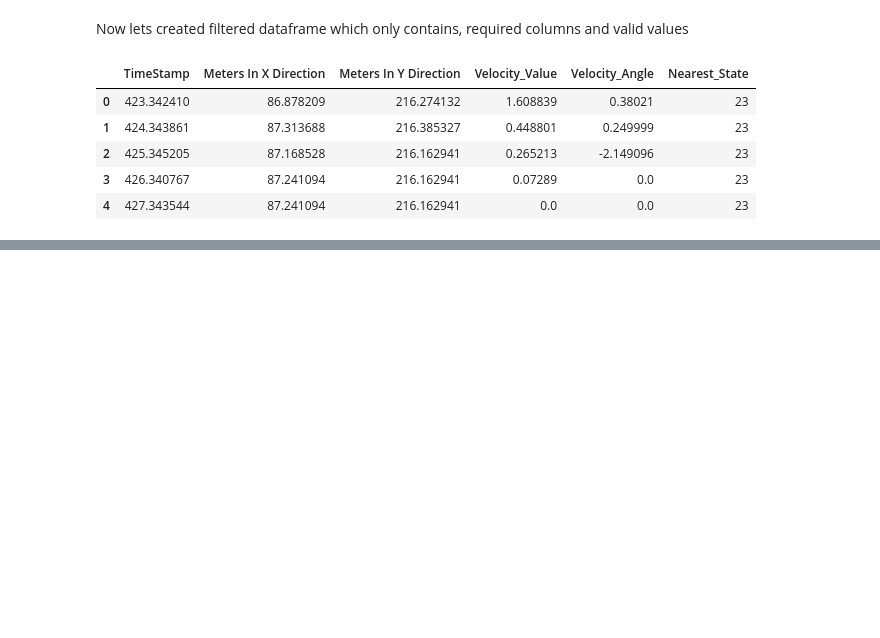
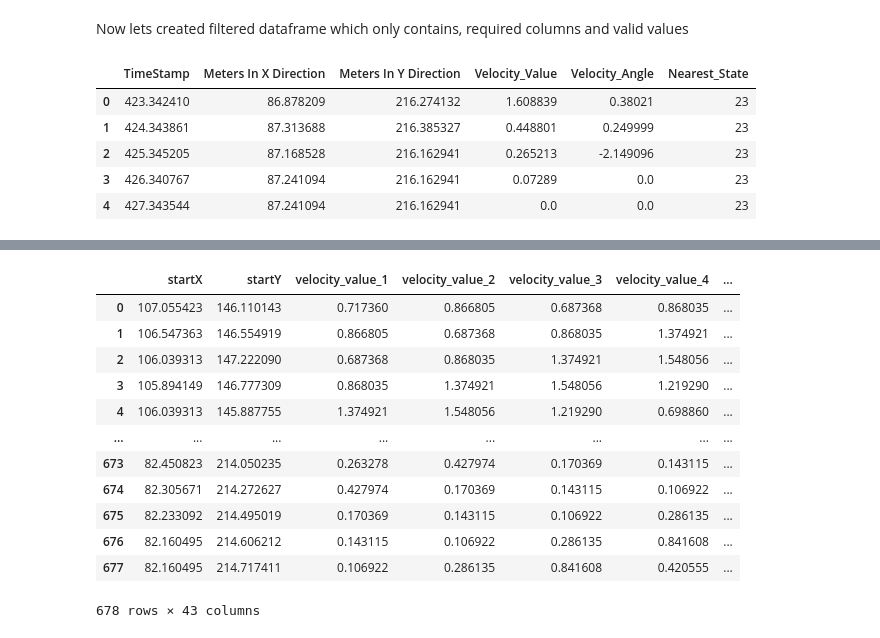
Before and after one commit to mashkarharis/Indoor-Floorplan-Localization-CRF, a Jupyter notebook: Part-1/CRF_Part_1.ipynb, the cells around one changed output, grey strips where cells are left out. Drawn from its saved outputs; the diff is of its cells as text; code cells hidden in the pictures; blank space fills up the shorter version.

```diff
--- a/CRF.ipynb
+++ b/Part-1/CRF_Part_1.ipynb
@@ -443,0 +499,37 @@ filtered_df.head()
+# %%
+data=[]
+for row in filtered_df.loc[first_index_of_second_set:].itertuples():
+    datadict={}
+    start_x = filtered_df.loc[row[0]-19][1]
+    start_y = filtered_df.loc[row[0]-19][2]
+    state = row[6]
+    datadict["startX"]=start_x
+    datadict["startY"]=start_y
+    i=0
+    for subrow in filtered_df.loc[row[0]-19:row[0]].itertuples():
+        datadict["velocity_value_"+str(i+1)]=subrow[4]
+        i+=1
+    j=0
+    for subrow in filtered_df.loc[row[0]-19:row[0]].itertuples():
+        datadict["velocity_angle_"+str(j+1)]=subrow[5]
+        j+=1
+
+    datadict["currentState"]=state
+    data.append(datadict)
+
+prepared_dataset2=pd.DataFrame(data)
+prepared_dataset2
+# %% [output]
+|  | startX | startY | velocity_value_1 | velocity_value_2 | velocity_value_3 | velocity_value_4 | ... |
+| 0 | 107.055423 | 146.110143 | 0.717360 | 0.866805 | 0.687368 | 0.868035 | ... |
+| 1 | 106.547363 | 146.554919 | 0.866805 | 0.687368 | 0.868035 | 1.374921 | ... |
+| 2 | 106.039313 | 147.222090 | 0.687368 | 0.868035 | 1.374921 | 1.548056 | ... |
+| 3 | 105.894149 | 146.777309 | 0.868035 | 1.374921 | 1.548056 | 1.219290 | ... |
+| 4 | 106.039313 | 145.887755 | 1.374921 | 1.548056 | 1.219290 | 0.698860 | ... |
+| ... | ... | ... | ... | ... | ... | ... | ... |
+| 673 | 82.450823 | 214.050235 | 0.263278 | 0.427974 | 0.170369 | 0.143115 | ... |
+| 674 | 82.305671 | 214.272627 | 0.427974 | 0.170369 | 0.143115 | 0.106922 | ... |
+| 675 | 82.233092 | 214.495019 | 0.170369 | 0.143115 | 0.106922 | 0.286135 | ... |
+| 676 | 82.160495 | 214.606212 | 0.143115 | 0.106922 | 0.286135 | 0.841608 | ... |
+| 677 | 82.160495 | 214.717411 | 0.106922 | 0.286135 | 0.841608 | 0.420555 | ... |
+678 rows × 43 columns
```
Also changed, not shown: parts of 12 cells of this notebook, 11 other files.
